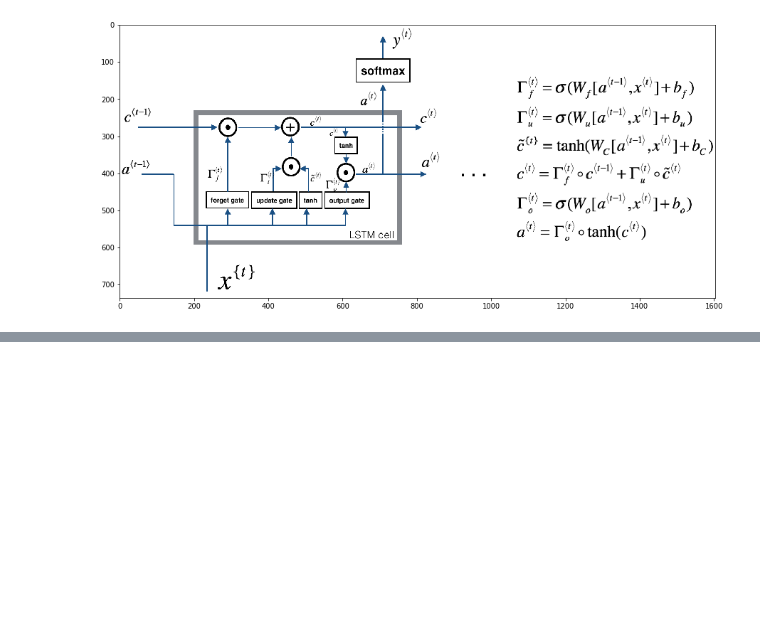
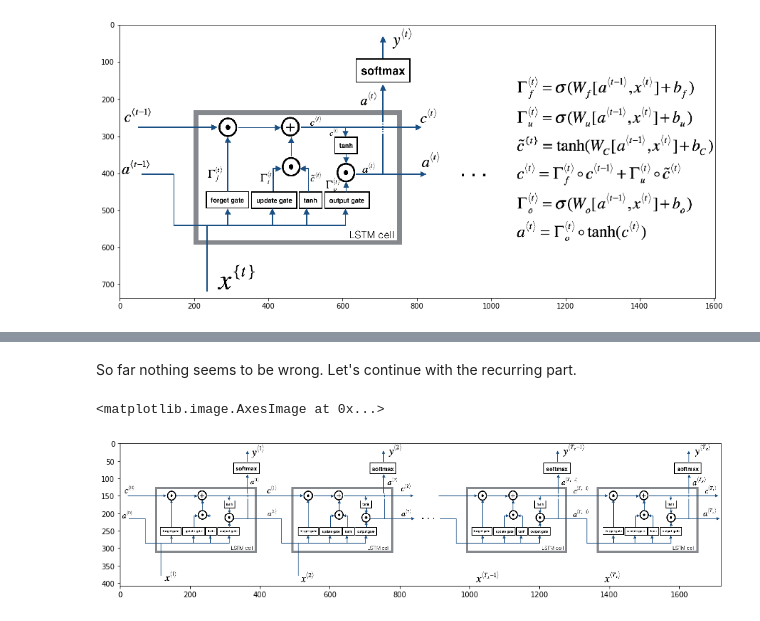
Before and after one commit to DrAlexSanz/RNN-w1, a Jupyter notebook: First_RNN.ipynb, the cells around one changed output, grey strips where cells are left out. Saved outputs shown, nothing was run; the diff lists cells and outputs as text; code cells hidden in the pictures; blank space fills up the shorter version.

```diff
--- a/First_RNN.ipynb
+++ b/First_RNN.ipynb
@@ -323,0 +404,9 @@ Cipote
+# %% [markdown]
+So far nothing seems to be wrong. Let's continue with the recurring part.
+# %%
+LSTM_rnn = imageio.imread("images/LSTM_rnn.png")
+plt.figure(figsize = (15,13))
+plt.imshow(LSTM_rnn)
+# %% [output]
+<matplotlib.image.AxesImage at 0x...>
+[figure, added]
```
Also changed, not shown: parts of 7 cells of this notebook.
